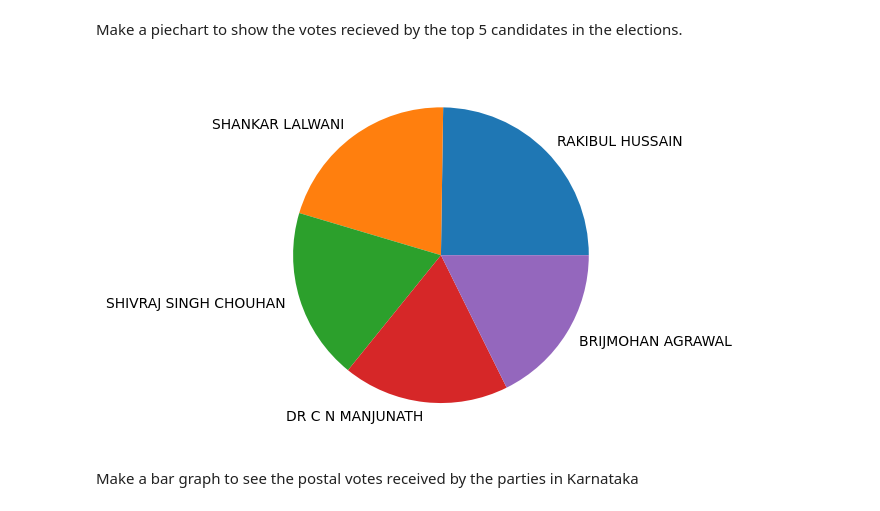
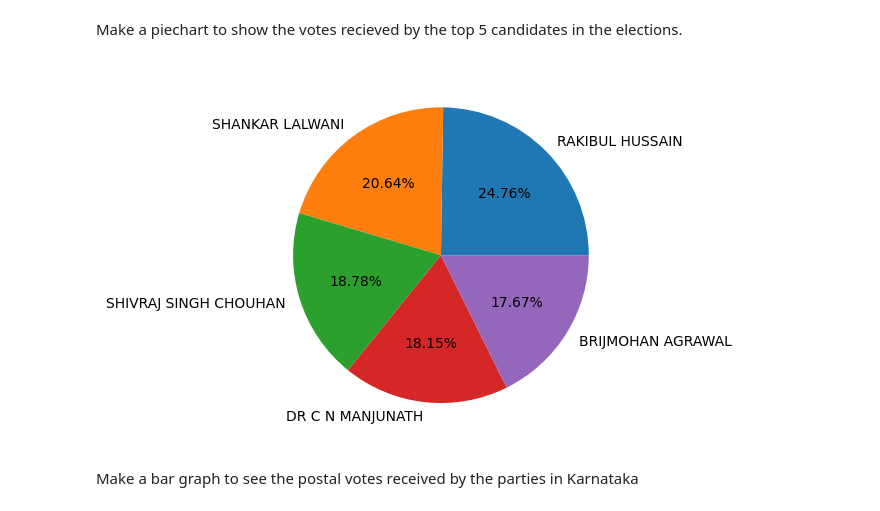
Before and after one commit to pranavmaverick20/Synapse_Interviews, a Jupyter notebook: Task 2/task2-ipynb.ipynb, the cells around one changed output. Drawn from its saved outputs; the diff is of its cells as text; code cells hidden in the pictures.

Commit message:
Changed % values

```diff
--- a/Task 2/task2-ipynb.ipynb
+++ b/Task 2/task2-ipynb.ipynb
@@ -210,29 +210,27 @@ Make a piechart to show the votes recieved by the top 5 candidates in the electi
 # %%
 # candidates = set(df["Candidate"])
 # candidates_votes = {key: 0 for key in candidates}
 # for key in candidates_votes:
 #     candidates_votes[key] = int(
 #         df[df["Candidate"] == key]["Total Votes"].iloc[0])
 # candidates_votes = list(candidates_votes.items())
 # candidates_votes.sort(key=lambda ele: ele[1], reverse=False)
 # most = candidates_votes[-5:].copy()
 # values = [x[1] for x in most]
 # my_labels = [x[0]for x in most]
 # y = np.array(values)
 # plt.pie(y, labels=my_labels, autopct="%1.1f%%")
 # plt.show()
 
-top_vote_candidates = df.loc[:, ["Candidate", "Total Votes"]]
-top_vote_candidates["Total Votes"] = top_vote_candidates["Total Votes"].astype(
-    "float64")
-top_vote_candidates = top_vote_candidates.sort_values(
-    by='Total Votes', ascending=False)
-values = np.array(top_vote_candidates["Total Votes"][:5])
-mylabels = np.array(top_vote_candidates["Candidate"][:5])
-plt.pie(values, labels=mylabels, autopct="1.2f")
+top_vote_candidates=df.loc[:,["Candidate","Total Votes"]]
+top_vote_candidates["Total Votes"]=top_vote_candidates["Total Votes"].astype("float64")
+top_vote_candidates=top_vote_candidates.sort_values(by='Total Votes',ascending=False)
+values=np.array(top_vote_candidates["Total Votes"][:5])
+mylabels=np.array(top_vote_candidates["Candidate"][:5])
+plt.pie(values,labels=mylabels,autopct="%1.2f%%")
 plt.show()
 # %% [output]
-[figure, old version]
+[figure, new version]
 # %% [markdown]
 Make a bar graph to see the postal votes received by the parties in Karnataka
 # %%
```
